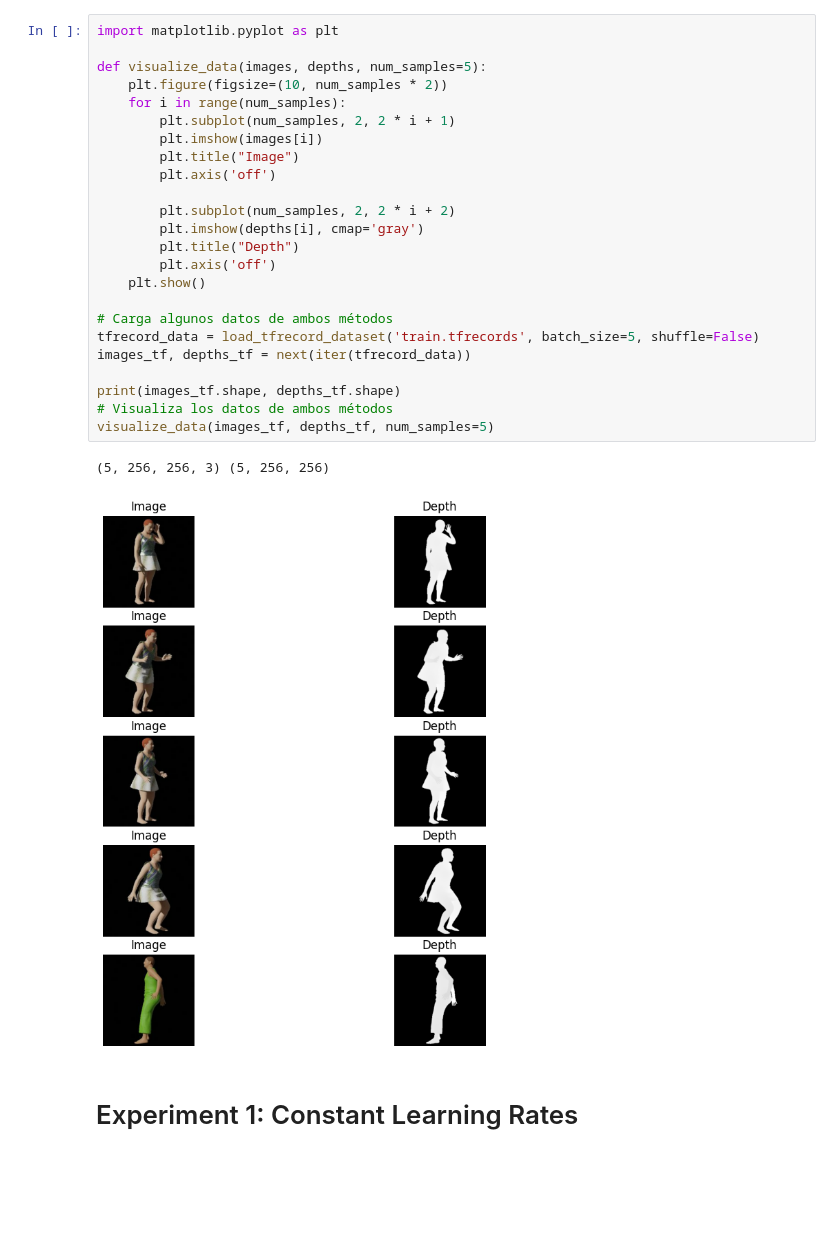
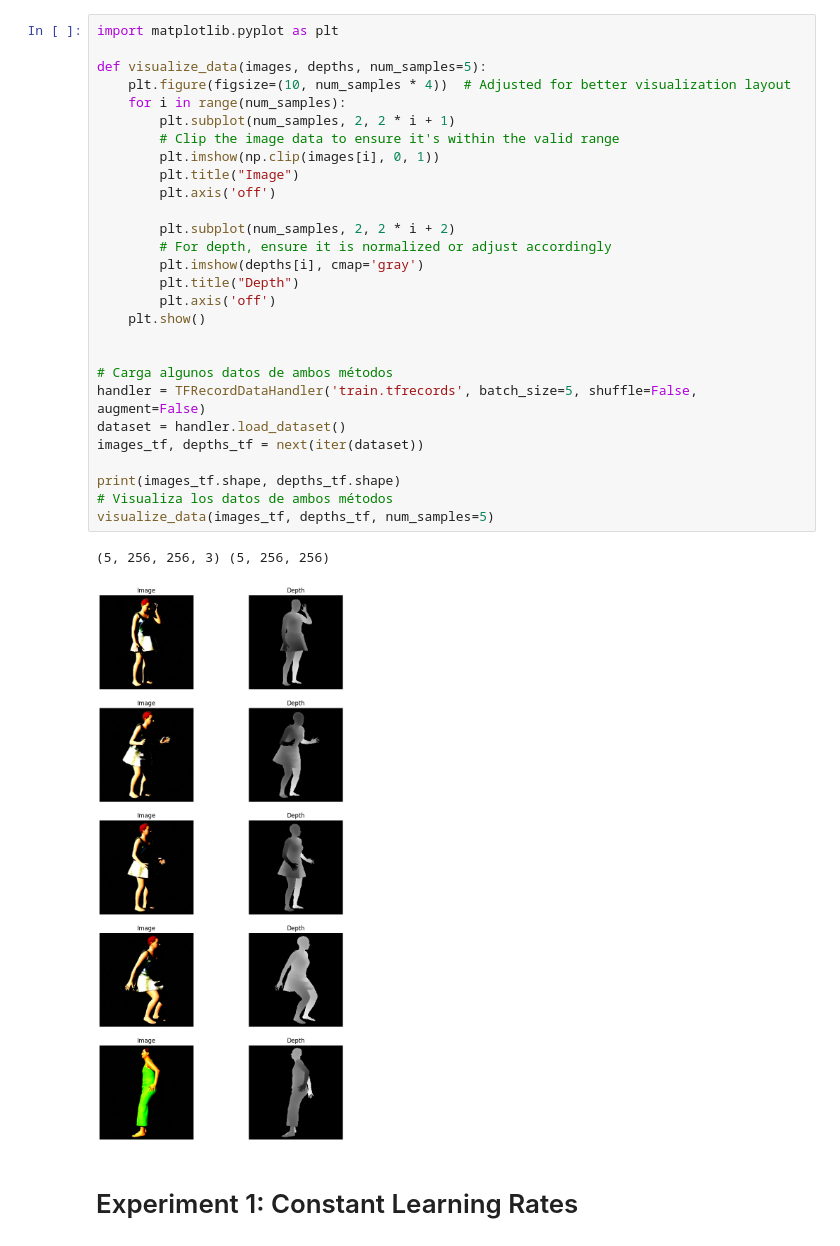
Before and after one commit to UPC-MAI-Master-Projects/OR_DepthEstimation, a Jupyter notebook: lr_experiments_tfrecord.ipynb, the cells around one changed output. Cells and saved outputs as stored; diff of their text form; blank space fills up the shorter version.

```diff
--- a/lr_experiments_tfrecord.ipynb
+++ b/lr_experiments_tfrecord.ipynb
@@ -168,30 +179,34 @@ SRC: cloth3d++_subset/
 # %%
 import matplotlib.pyplot as plt
 
 def visualize_data(images, depths, num_samples=5):
-    plt.figure(figsize=(10, num_samples * 2))
+    plt.figure(figsize=(10, num_samples * 4))  # Adjusted for better visualization layout
     for i in range(num_samples):
         plt.subplot(num_samples, 2, 2 * i + 1)
-        plt.imshow(images[i])
+        # Clip the image data to ensure it's within the valid range
+        plt.imshow(np.clip(images[i], 0, 1))
         plt.title("Image")
         plt.axis('off')
 
         plt.subplot(num_samples, 2, 2 * i + 2)
+        # For depth, ensure it is normalized or adjust accordingly
         plt.imshow(depths[i], cmap='gray')
         plt.title("Depth")
         plt.axis('off')
     plt.show()
 
+
 # Carga algunos datos de ambos métodos
-tfrecord_data = load_tfrecord_dataset('train.tfrecords', batch_size=5, shuffle=False)
-images_tf, depths_tf = next(iter(tfrecord_data))
+handler = TFRecordDataHandler('train.tfrecords', batch_size=5, shuffle=False, augment=False)
+dataset = handler.load_dataset()
+images_tf, depths_tf = next(iter(dataset))
 
 print(images_tf.shape, depths_tf.shape)
 # Visualiza los datos de ambos métodos
 visualize_data(images_tf, depths_tf, num_samples=5)
 # %% [output]
 (5, 256, 256, 3) (5, 256, 256)
-[figure, old version]
+[figure, new version]
 # %% [markdown]
 # Experiment 1: Constant Learning Rates
 # %%
```
Also changed, not shown: parts of 7 cells of this notebook.
